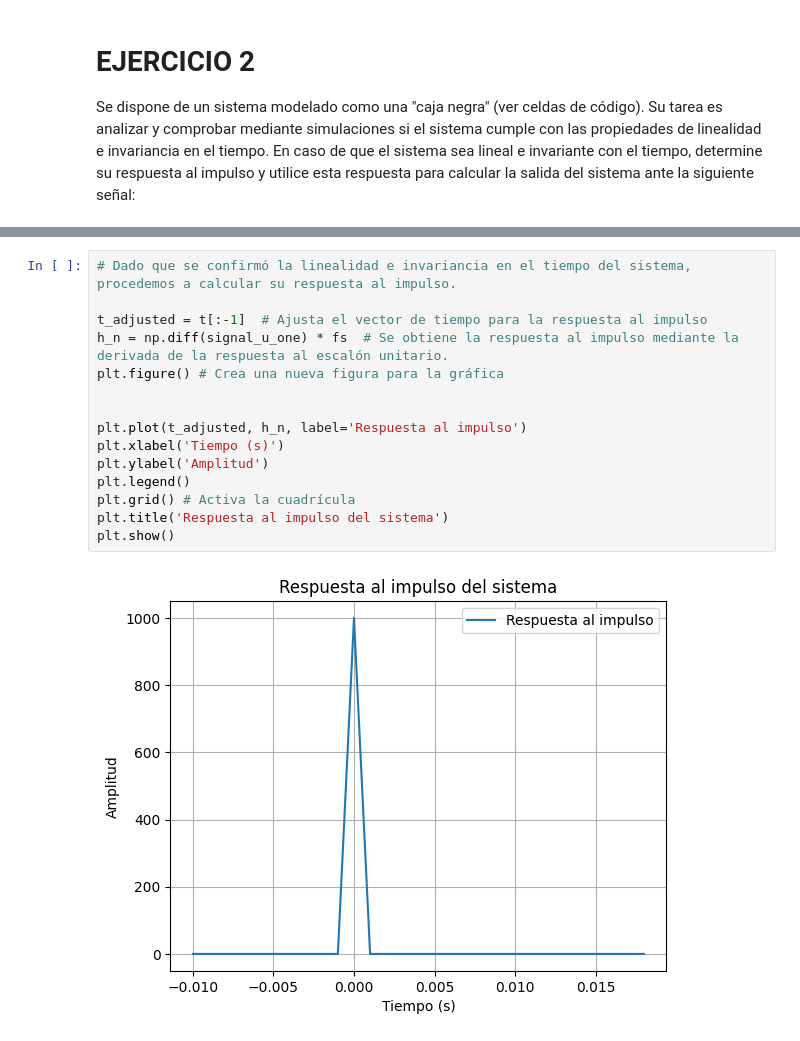
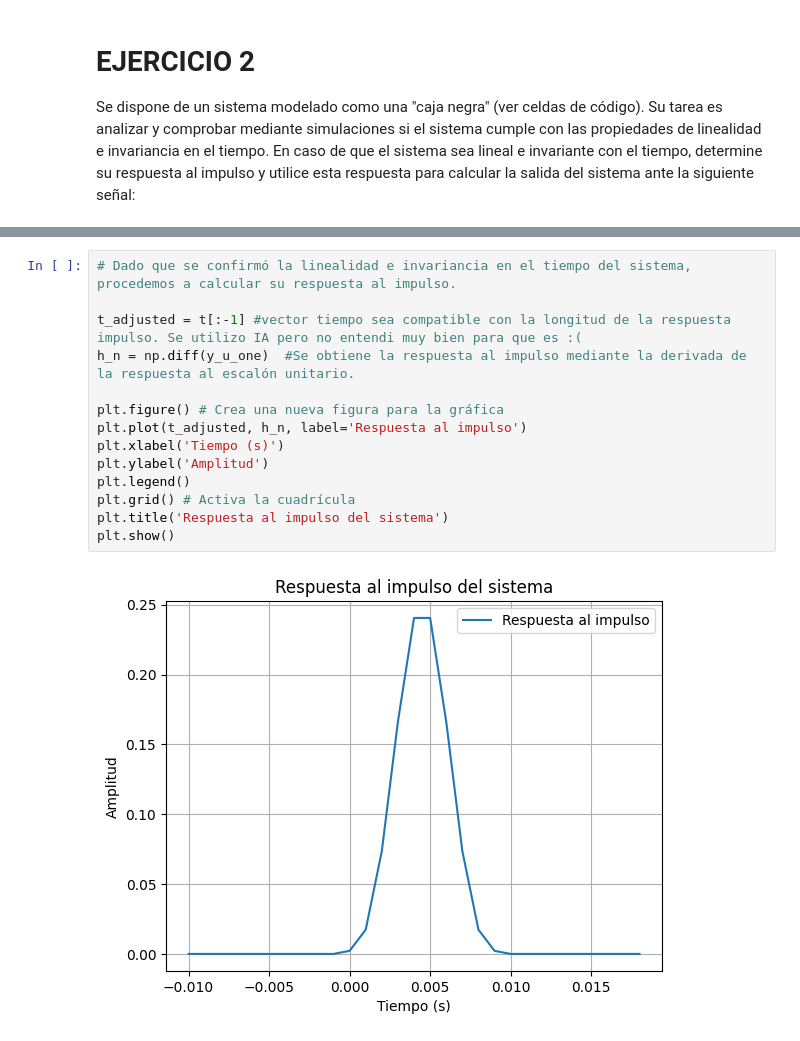
Before and after one commit to smarulandas/samuel-Marualanda, a Jupyter notebook: SOLUCION_PRIMER_PARCIAL_2024-II-S&S.ipynb, the cells around one changed output, grey strips where cells are left out. Drawn from its saved outputs; the diff is of its cells as text.

```diff
--- a/SOLUCION_PRIMER_PARCIAL_2024-II-S&S.ipynb
+++ b/SOLUCION_PRIMER_PARCIAL_2024-II-S&S.ipynb
@@ -306,18 +322,17 @@ plt.show()
 # %%
 # Dado que se confirmó la linealidad e invariancia en el tiempo del sistema, procedemos a calcular su respuesta al impulso.
 
-t_adjusted = t[:-1]  # Ajusta el vector de tiempo para la respuesta al impulso
-h_n = np.diff(signal_u_one) * fs  # Se obtiene la respuesta al impulso mediante la derivada de la respuesta al escalón unitario.
+t_adjusted = t[:-1] #vector tiempo sea compatible con la longitud de la respuesta impulso. Se utilizo IA pero no entendi muy bien para que es :(
+h_n = np.diff(y_u_one)  #Se obtiene la respuesta al impulso mediante la derivada de la respuesta al escalón unitario.
+
 plt.figure() # Crea una nueva figura para la gráfica
-
-
 plt.plot(t_adjusted, h_n, label='Respuesta al impulso')
 plt.xlabel('Tiempo (s)')
 plt.ylabel('Amplitud')
 plt.legend()
 plt.grid() # Activa la cuadrícula
 plt.title('Respuesta al impulso del sistema')
 plt.show()
 # %% [output]
-[figure, old version]
+[figure, new version]
 # %%
```
Also changed, not shown: parts of 9 cells of this notebook.
